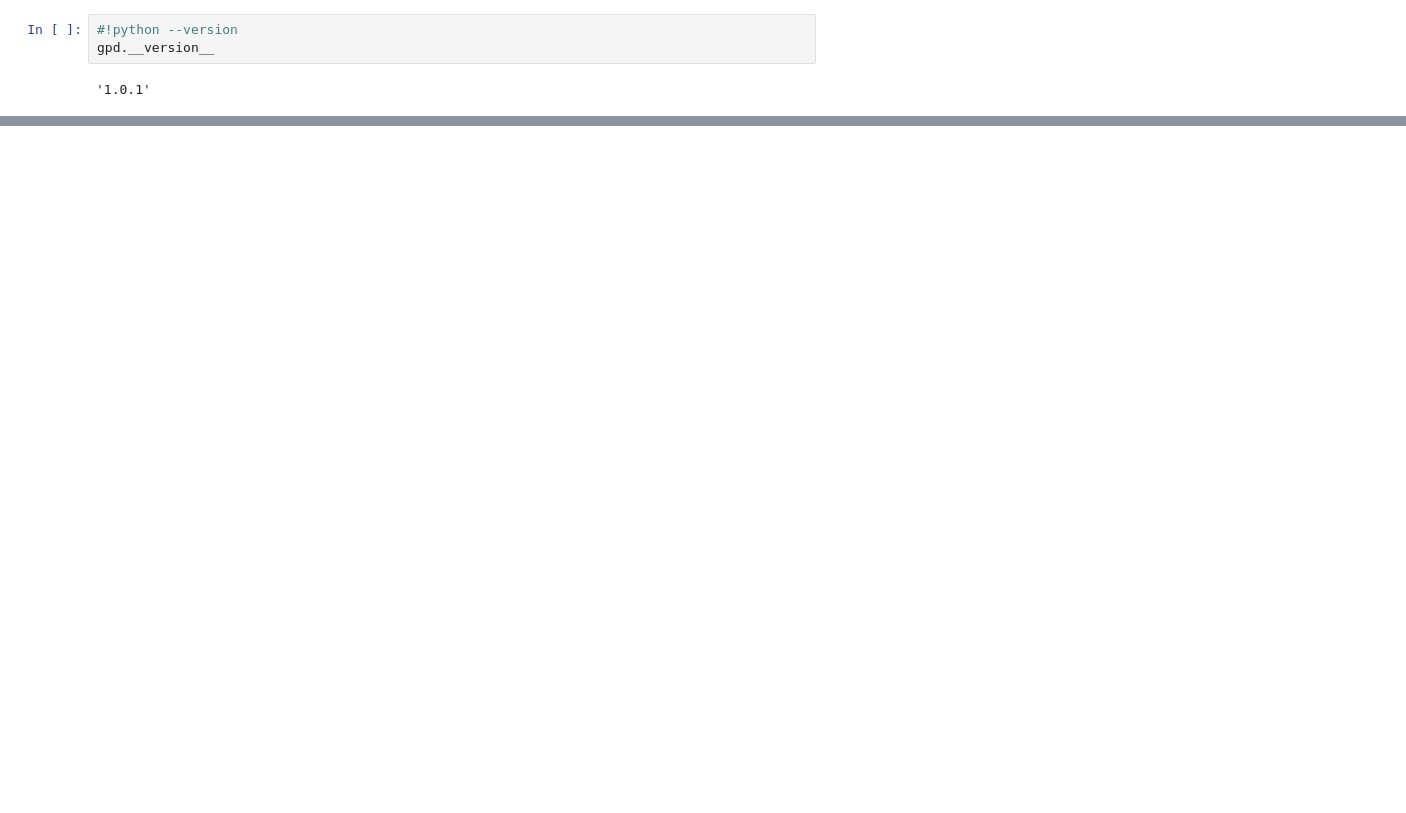
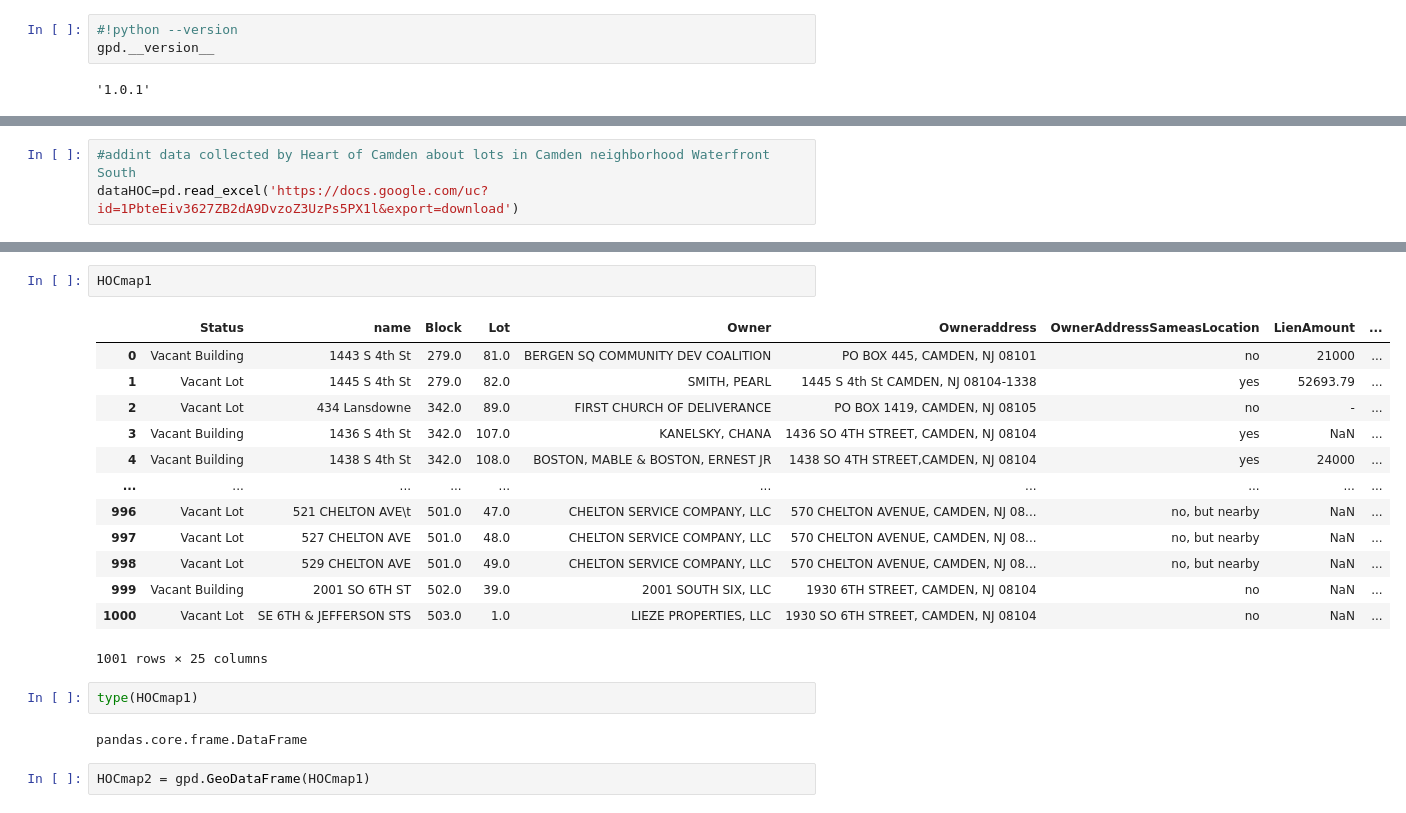
Before and after one commit to hbeck118/HOC-Project, a Jupyter notebook: hocdraft1.ipynb, the cells around one changed output, grey strips where cells are left out. Drawn from its saved outputs; the diff is of its cells as text; blank space fills up the shorter version.

```diff
--- a/hocdraft1.ipynb
+++ b/hocdraft1.ipynb
@@ -51,0 +117,3 @@ To: /content/parcels_cam.zip
+# %%
+#addint data collected by Heart of Camden about lots in Camden neighborhood Waterfront South
+dataHOC=pd.read_excel('https://docs.google.com/uc?id=1PbteEiv3627ZB2dA9DvzoZ3UzPs5PX1l&export=download')
@@ -67,0 +207,22 @@ cam_par
+# %%
+HOCmap1
+# %% [output]
+|  | Status | name | Block | Lot | Owner | Owneraddress | OwnerAddressSameasLocation | LienAmount | ... |
+| 0 | Vacant Building | 1443 S 4th St | 279.0 | 81.0 | BERGEN SQ COMMUNITY DEV COALITION | PO BOX 445, CAMDEN, NJ 08101 | no | 21000 | ... |
+| 1 | Vacant Lot | 1445 S 4th St | 279.0 | 82.0 | SMITH, PEARL | 1445 S 4th St CAMDEN, NJ 08104-1338 | yes | 52693.79 | ... |
+| 2 | Vacant Lot | 434 Lansdowne | 342.0 | 89.0 | FIRST CHURCH OF DELIVERANCE | PO BOX 1419, CAMDEN, NJ 08105 | no | - | ... |
+| 3 | Vacant Building | 1436 S 4th St | 342.0 | 107.0 | KANELSKY, CHANA | 1436 SO 4TH STREET, CAMDEN, NJ 08104 | yes | NaN | ... |
+| 4 | Vacant Building | 1438 S 4th St | 342.0 | 108.0 | BOSTON, MABLE & BOSTON, ERNEST JR | 1438 SO 4TH STREET,CAMDEN, NJ 08104 | yes | 24000 | ... |
+| ... | ... | ... | ... | ... | ... | ... | ... | ... | ... |
+| 996 | Vacant Lot | 521 CHELTON AVE\t | 501.0 | 47.0 | CHELTON SERVICE COMPANY, LLC | 570 CHELTON AVENUE, CAMDEN, NJ 08... | no, but nearby | NaN | ... |
+| 997 | Vacant Lot | 527 CHELTON AVE | 501.0 | 48.0 | CHELTON SERVICE COMPANY, LLC | 570 CHELTON AVENUE, CAMDEN, NJ 08... | no, but nearby | NaN | ... |
+| 998 | Vacant Lot | 529 CHELTON AVE | 501.0 | 49.0 | CHELTON SERVICE COMPANY, LLC | 570 CHELTON AVENUE, CAMDEN, NJ 08... | no, but nearby | NaN | ... |
+| 999 | Vacant Building | 2001 SO 6TH ST | 502.0 | 39.0 | 2001 SOUTH SIX, LLC | 1930 6TH STREET, CAMDEN, NJ 08104 | no | NaN | ... |
+| 1000 | Vacant Lot | SE 6TH & JEFFERSON STS | 503.0 | 1.0 | LIEZE PROPERTIES, LLC | 1930 SO 6TH STREET, CAMDEN, NJ 08104 | no | NaN | ... |
+1001 rows × 25 columns
+# %%
+type(HOCmap1)
+# %% [output]
+pandas.core.frame.DataFrame
+# %%
+HOCmap2 = gpd.GeoDataFrame(HOCmap1)
```
Also changed, not shown: parts of 19 cells of this notebook.
